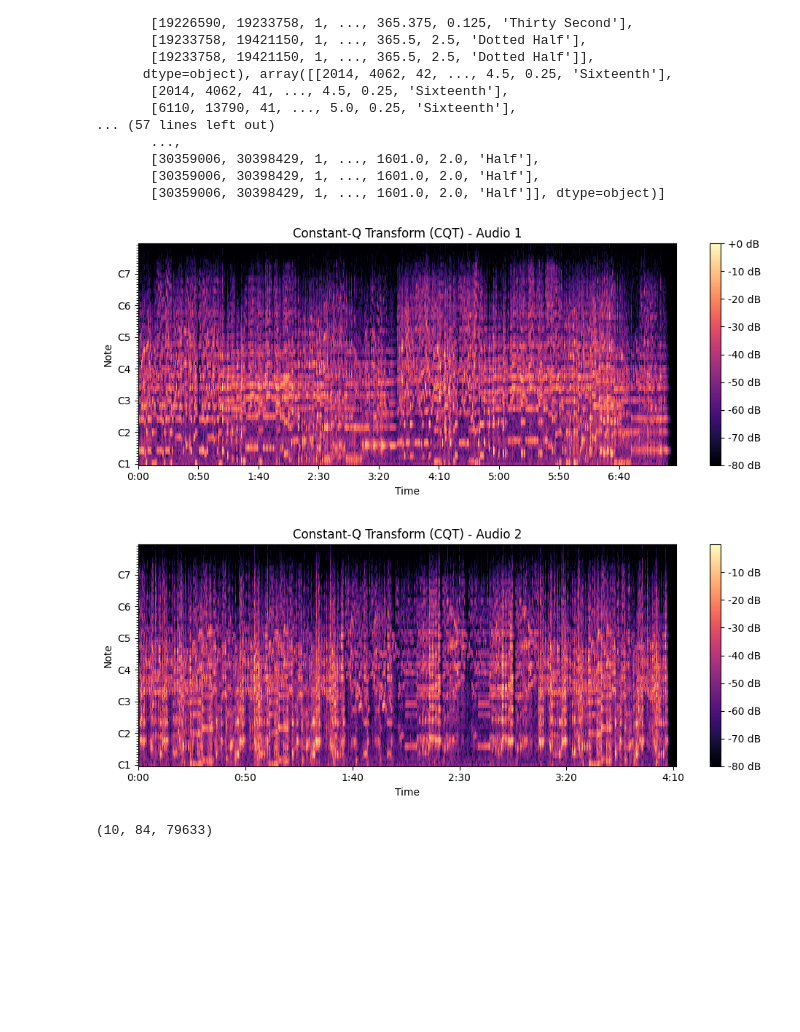
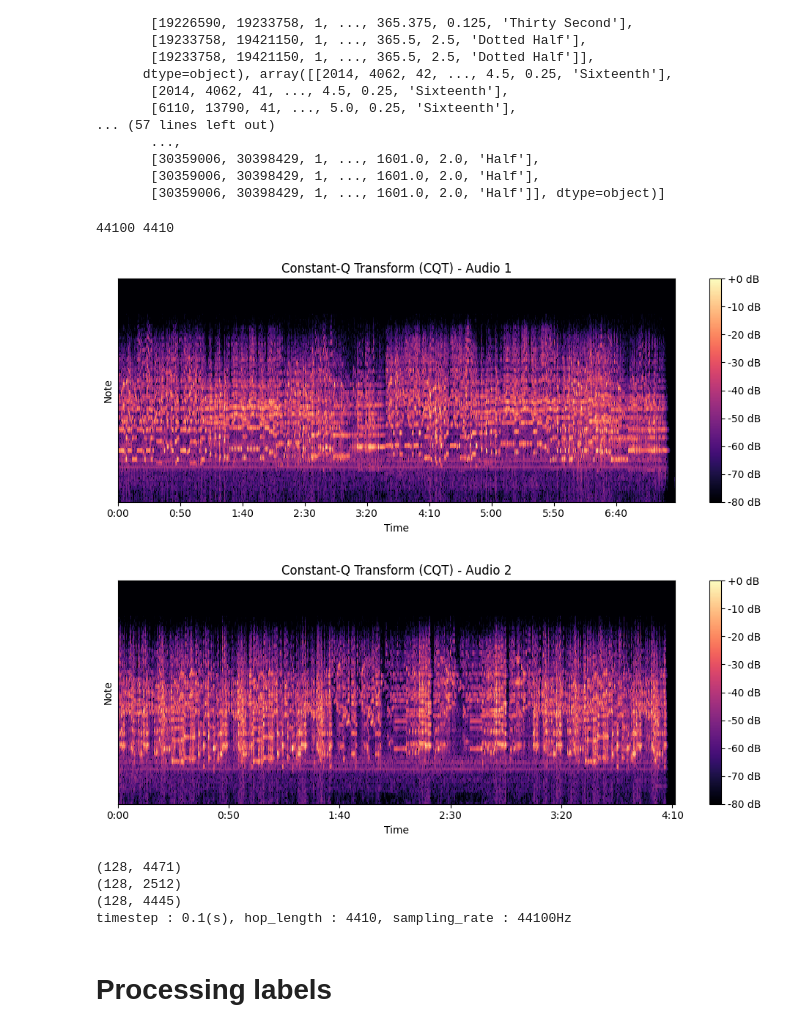
Before and after one commit to FannyGobbo/PFE, a Jupyter notebook: preprocessing.ipynb, the cells around one changed output. Saved outputs shown, nothing was run; the diff lists cells and outputs as text; code cells hidden in the pictures; blank space fills up the shorter version.

```diff
--- a/preprocessing.ipynb
+++ b/preprocessing.ipynb
@@ -97,30 +103,54 @@ train_cqt_array = [librosa.cqt(audio) for audio in train_audio_array]
+# %%
+import librosa
+# midi standard goes from C0 to F#10 for 128 pitch total
+C0_freq = 16.35
+
+# Define your parameters
+sr = 44100 # Sampling rate
+TIMESTEP = 0.10 # Desired TIMESTEP in seconds
+
+# Calculate the number of samples for the desired TIMESTEP
+hop_length = int(sr * TIMESTEP)
+print(sr, hop_length)
+
+# compute CQT for every audio sample
+train_cqt_array = [librosa.cqt(audio, fmin=C0_freq, n_bins=108, sr=sr, hop_length=hop_length) for audio in train_audio_array]
+# %% [output]
+44100 4410
+# %%
+# CQT can't comput above 108 frequency bins so will add lines of 0s manually
+# it corresponds to high freq notes anyway and probably won't impact result
+# that much
+for i in range(len(train_cqt_array)):
+    # Create 20 rows of zeros with the same width as the original array
+    zeros = np.zeros((20, train_cqt_array[i].shape[1]))
+    # Vertically stack the original array and zeros
+    train_cqt_array[i] = np.vstack((train_cqt_array[i], zeros))
 # %%
 import matplotlib.pyplot as plt
 
 for i in range(2):
     cqt_array = train_cqt_array[i]
     plt.figure(figsize=(10, 4))
-    librosa.display.specshow(librosa.amplitude_to_db(cqt_array, ref=np.max), sr=sr, x_axis='time', y_axis='cqt_note')
+    librosa.display.specshow(librosa.amplitude_to_db(cqt_array, ref=np.max), sr=sr, hop_length=hop_length, x_axis='time', y_axis='cqt_note')
     plt.colorbar(format='%+2.0f dB')
     plt.title('Constant-Q Transform (CQT) - Audio {}'.format(i+1))
     plt.tight_layout()
     plt.show()
 # %% [output]
-[figure, old version]
+[figure, new version]
-[figure, old version]
+[figure, new version]
-# %%
-# Padding is essential to have uniform train array to feed to neural net
-# Find the maximum length among all CQT arrays
-max_length = max(len(cqt_array[0]) for cqt_array in train_cqt_array)
-
-# Pad all CQT arrays to match the maximum length
-train_padded_cqt_arrays = []
-for cqt_array in train_cqt_array:
-    padded_cqt_array = np.pad(cqt_array, ((0, 0), (0, max_length - len(cqt_array[0]))), mode='constant')
-    train_padded_cqt_arrays.append(padded_cqt_array)
-
-# convert to numpy to check shape, if the array is not uniform it won't convert
-train_padded_cqt_arrays = np.array(train_padded_cqt_arrays)
-print(train_padded_cqt_arrays.shape) # number of audio files, number of frequency bin/range, number of timesteps
-# %% [output]
-(10, 84, 79633)
+# %%
+# figure out timestep and cut audios into sequences
+print(np.array(train_cqt_array[0]).shape)
+print(np.array(train_cqt_array[1]).shape)
+print(np.array(train_cqt_array[2]).shape)
+
+print(f'timestep : {TIMESTEP}(s), hop_length : {hop_length}, sampling_rate : {sr}Hz')
+# %% [output]
+(128, 4471)
+(128, 2512)
+(128, 4445)
+timestep : 0.1(s), hop_length : 4410, sampling_rate : 44100Hz
+# %% [markdown]
+# Processing labels
```
Also changed, not shown: parts of 9 cells of this notebook, 3 other files.
